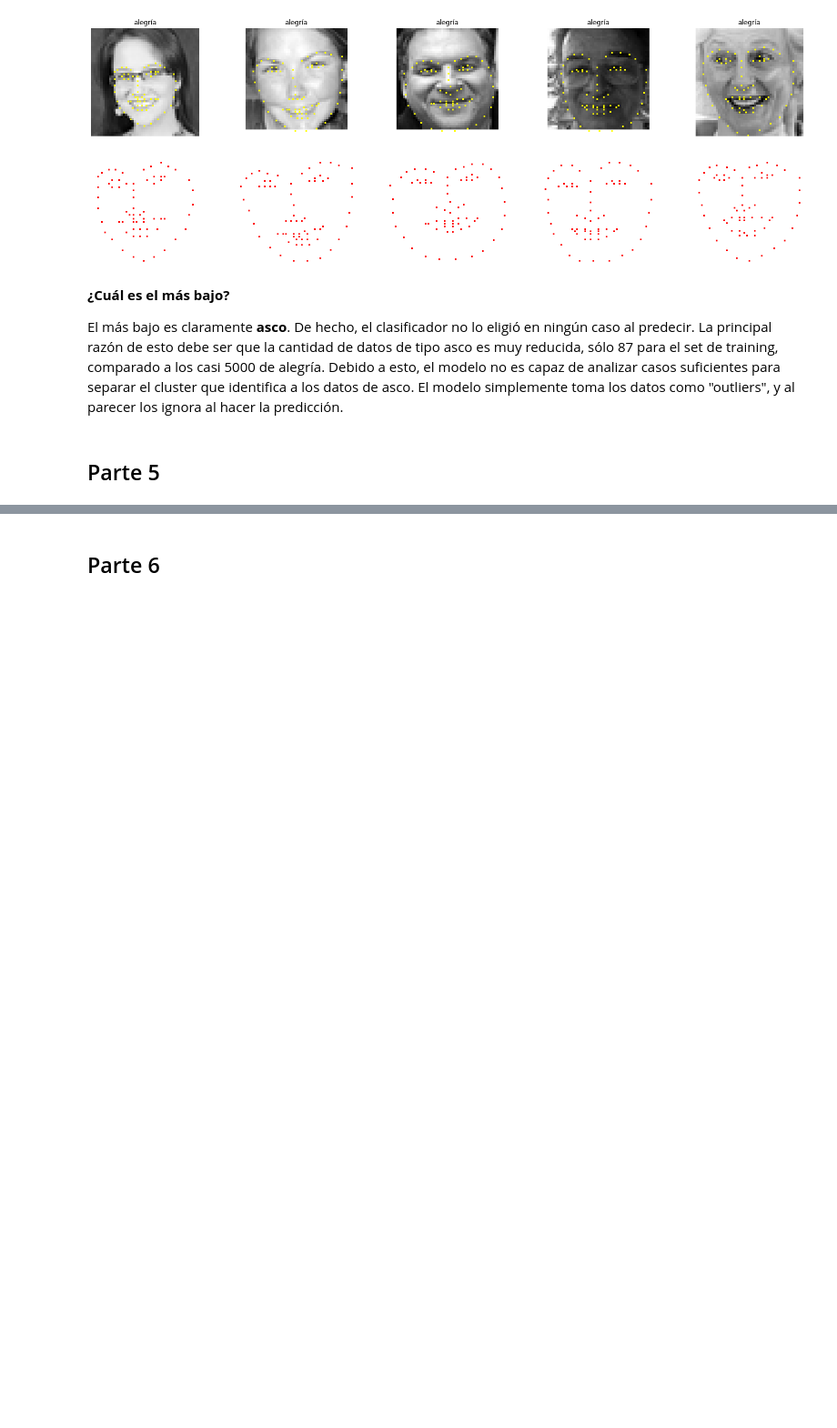
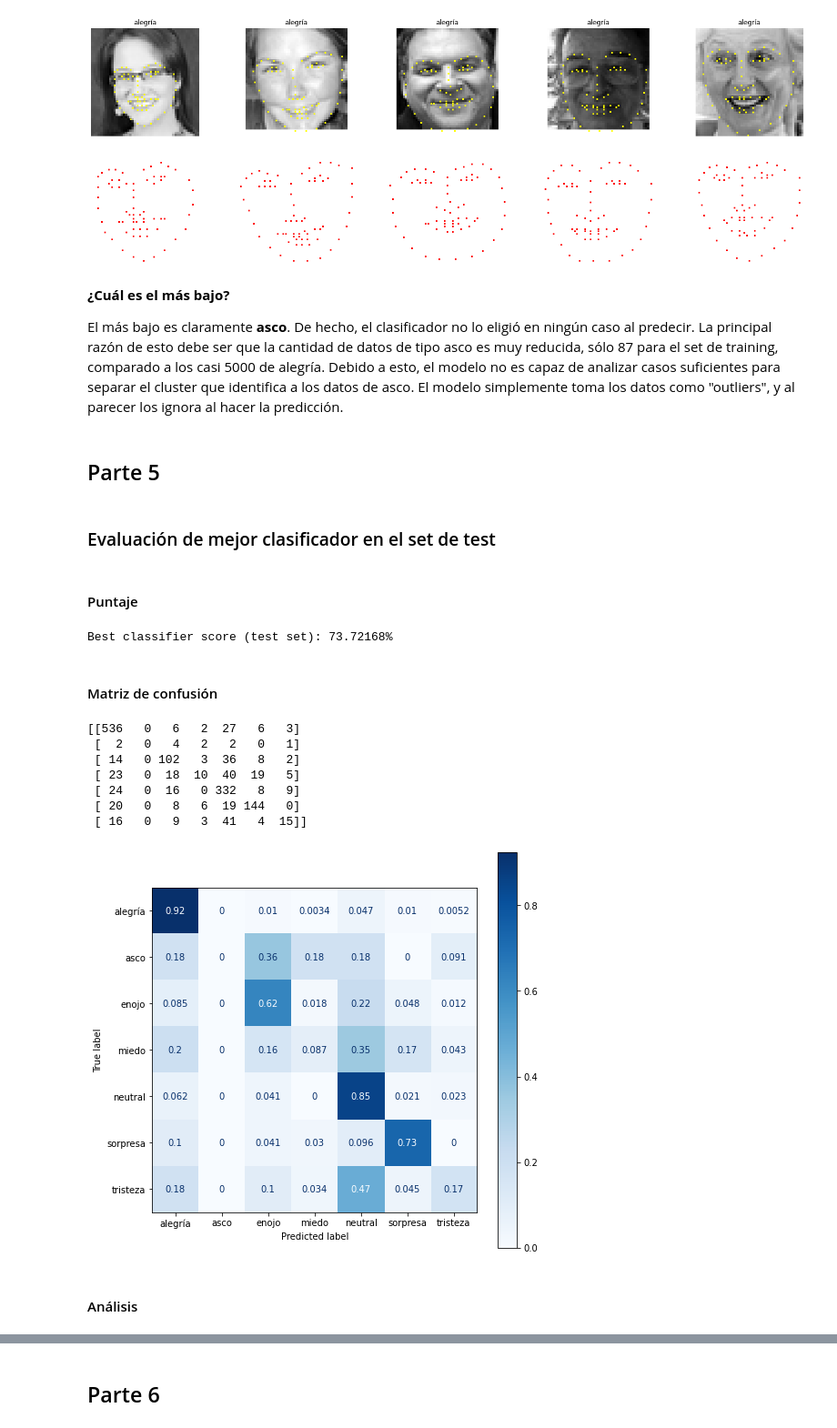
Before and after one commit to MatiasDuhalde/IIC2613-Tareas, a Jupyter notebook: T3/preguntas.ipynb, the cells around one changed output, grey strips where cells are left out. Shown at 91% size. Drawn from its saved outputs; the diff is of its cells as text; code cells hidden in the pictures; blank space fills up the shorter version.

```diff
--- a/T3/preguntas.ipynb
+++ b/T3/preguntas.ipynb
@@ -751,3 +751,32 @@ for i, row in enumerate(alegria_sample.iterrows()):
 El más bajo es claramente **asco**. De hecho, el clasificador no lo eligió en ningún caso al predecir. La principal razón de esto debe ser que la cantidad de datos de tipo asco es muy reducida, sólo 87 para el set de training, comparado a los casi 5000 de alegría. Debido a esto, el modelo no es capaz de analizar casos suficientes para separar el cluster que identifica a los datos de asco. El modelo simplemente toma los datos como "outliers", y al parecer los ignora al hacer la predicción.
 # %% [markdown]
 ## Parte 5
+# %% [markdown]
+### Evaluación de mejor clasificador en el set de test
+# %% [markdown]
+#### Puntaje
+# %%
+test_set_prediction = predict_with_classifier(best_svm_classifier, X_test)
+# %%
+score = calculate_score(test_set_prediction, y_test)
+print(f'Best classifier score (test set): {score:.5f}%')
+# %% [output]
+Best classifier score (test set): 73.72168%
+# %% [markdown]
+#### Matriz de confusión
+# %%
+print(get_confusion_matrix(y_test, test_set_prediction))
+
+fig, ax = plt.subplots(figsize=(8, 8))
+disp = plot_confusion_matrix(best_svm_classifier, X_test, y_test, cmap=plt.cm.Blues, normalize='true', ax=ax)
+# %% [output]
+[[536   0   6   2  27   6   3]
+ [  2   0   4   2   2   0   1]
+ [ 14   0 102   3  36   8   2]
+ [ 23   0  18  10  40  19   5]
+ [ 24   0  16   0 332   8   9]
+ [ 20   0   8   6  19 144   0]
+ [ 16   0   9   3  41   4  15]]
+[figure, added]
+# %% [markdown]
+#### Análisis
```
Also changed, not shown: parts of 2 cells of this notebook.
